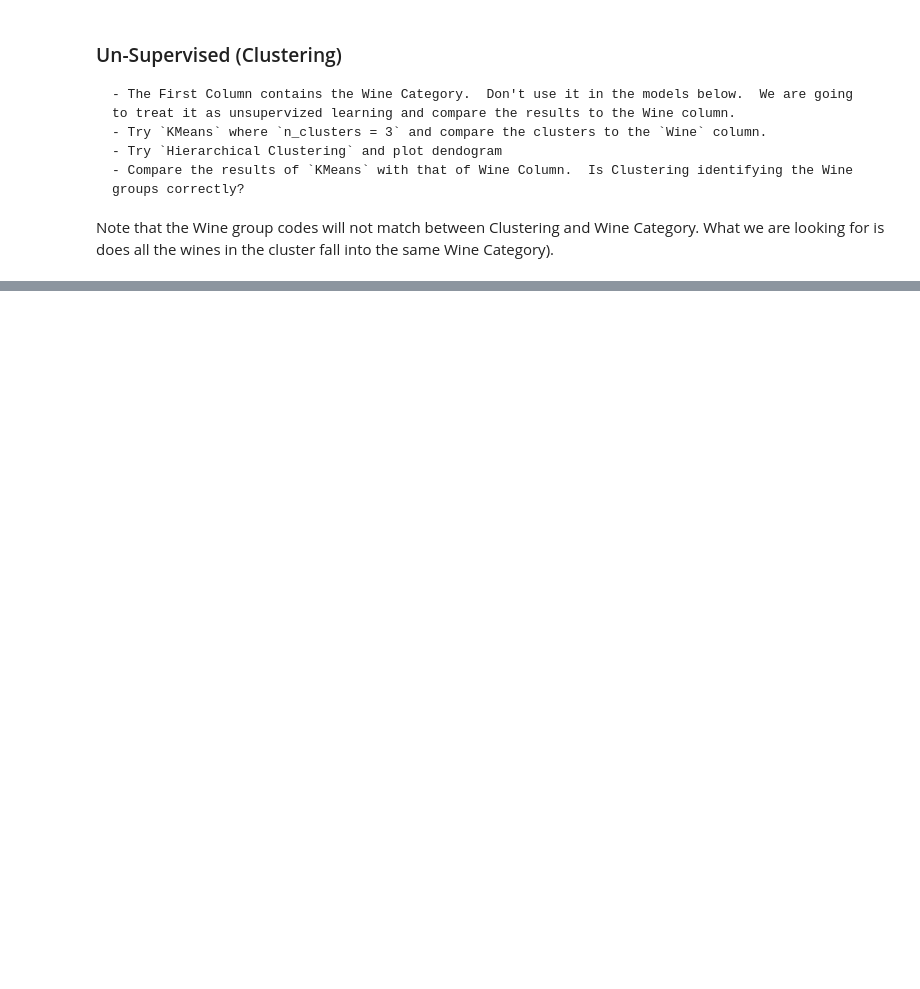
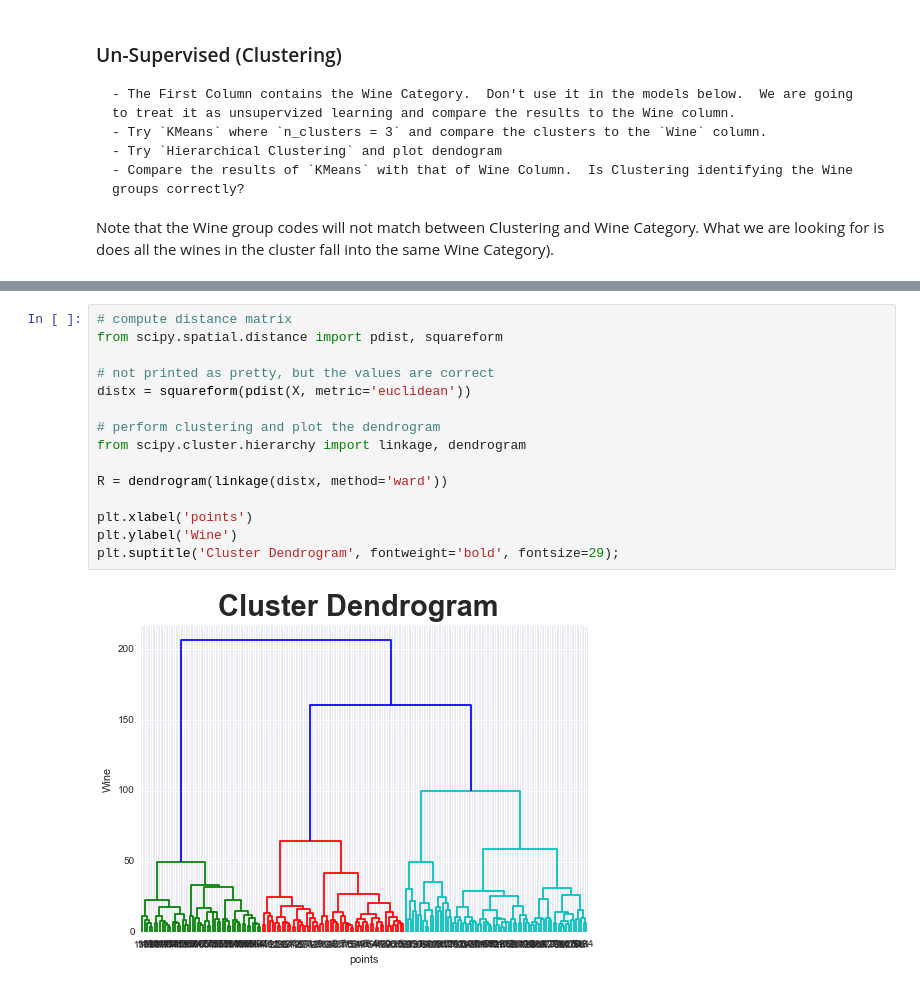
Before and after one commit to cde/DAT_SF_12, a Jupyter notebook: classes/homeworks/HW2.ipynb, the cells around one changed output, grey strips where cells are left out. Drawn from its saved outputs; the diff is of its cells as text; blank space fills up the shorter version.

```diff
--- a/classes/homeworks/HW2.ipynb
+++ b/classes/homeworks/HW2.ipynb
@@ -133,0 +119,17 @@ plt.scatter(X[:,0], X[:,1], c=c)
+# %%
+# compute distance matrix
+from scipy.spatial.distance import pdist, squareform
+
+# not printed as pretty, but the values are correct
+distx = squareform(pdist(X, metric='euclidean'))
+
+# perform clustering and plot the dendrogram
+from scipy.cluster.hierarchy import linkage, dendrogram
+
+R = dendrogram(linkage(distx, method='ward'))
+
+plt.xlabel('points')
+plt.ylabel('Wine')
+plt.suptitle('Cluster Dendrogram', fontweight='bold', fontsize=29);
+# %% [output]
+[figure, added]
```
Also changed, not shown: parts of 18 cells of this notebook.
